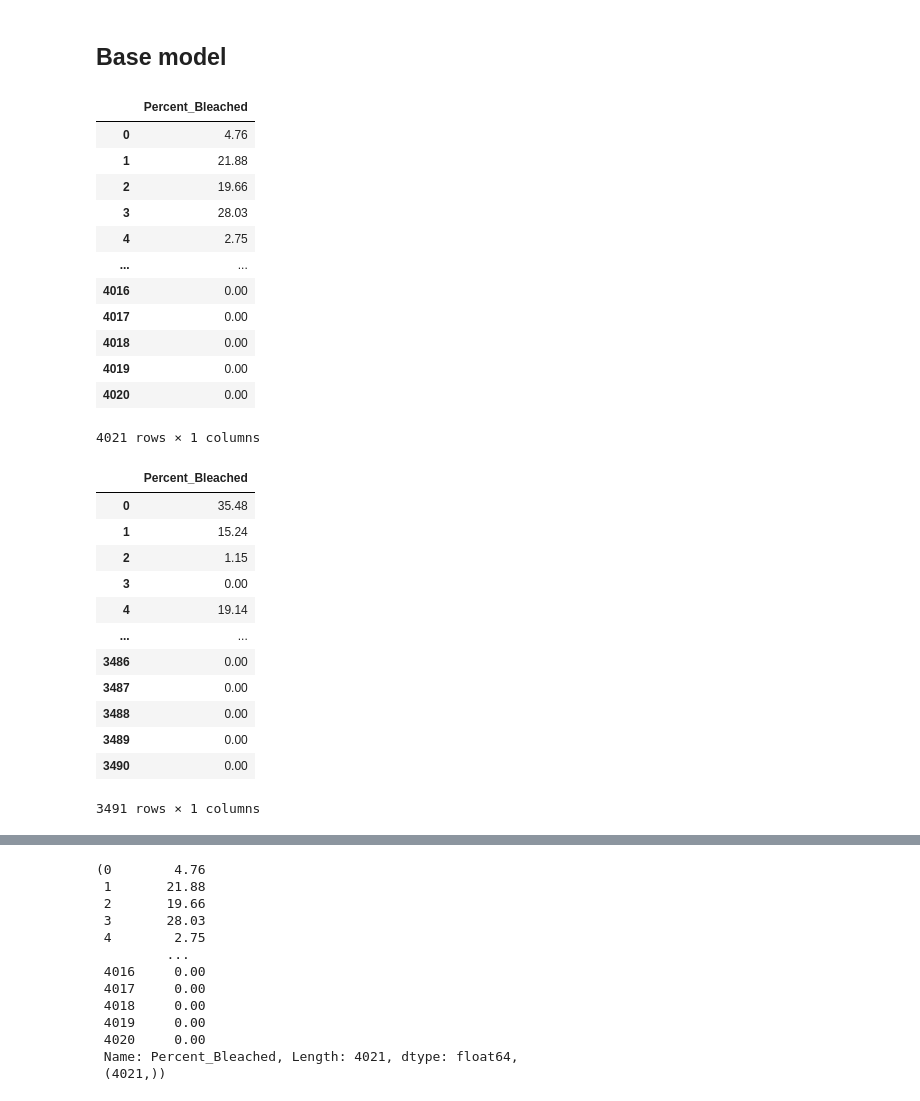
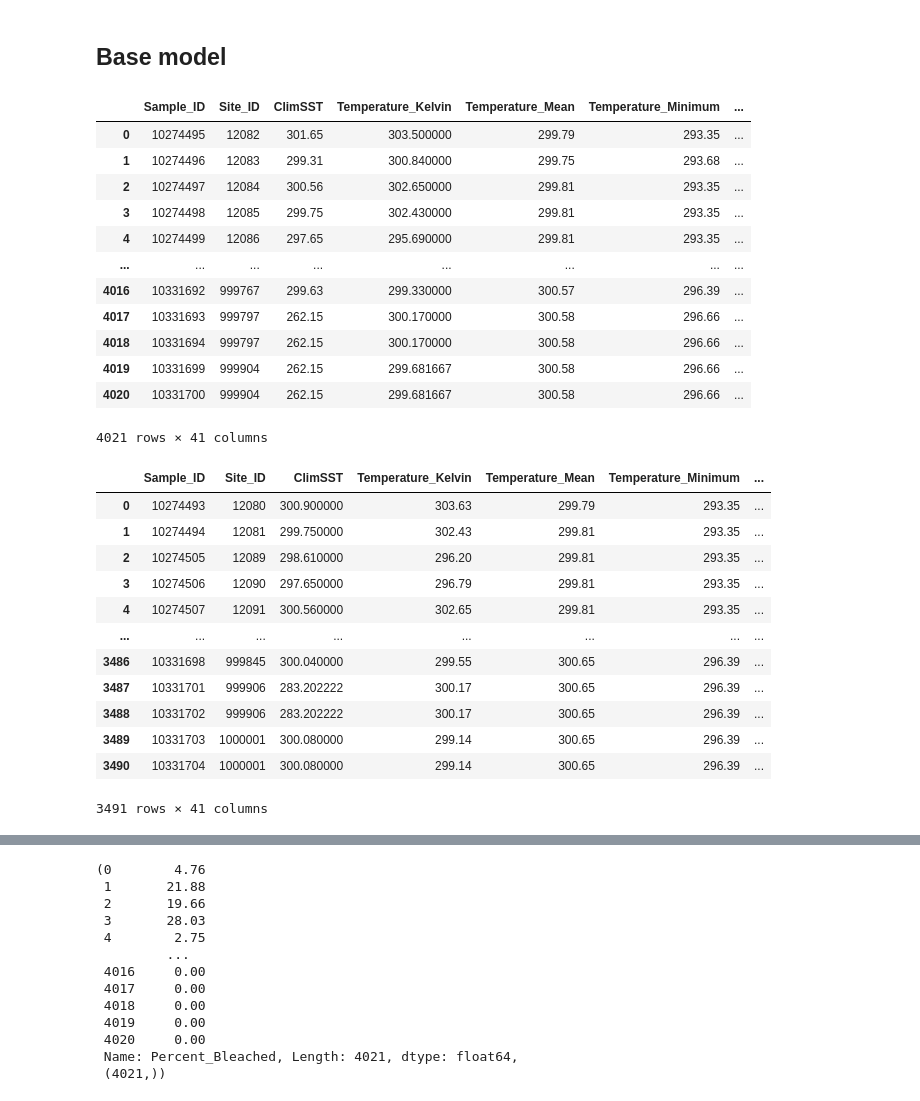
Before and after one commit to AlexisMichalowski/DC_Coral, a Jupyter notebook: coral_bleaching_starting_kit.ipynb, the cells around one changed output, grey strips where cells are left out. Drawn from its saved outputs; the diff is of its cells as text; code cells hidden in the pictures.

```diff
--- a/coral_bleaching_starting_kit.ipynb
+++ b/coral_bleaching_starting_kit.ipynb
@@ -93,45 +88,45 @@ from sklearn.metrics import mean_squared_error,mean_absolute_error, r2_score
 # %%
 # We only keep The percent bleached data
 train_df = pd.read_csv('./data/train.csv',sep=";")
 train_df = train_df.iloc[:, 2:]
 
-X_train_df = train_df.loc[:, ['Percent_Bleached']]
+X_train_df = train_df.drop(['Percent_Bleached'], axis=1)
 X_train_df
 # %% [output]
-|  | Percent_Bleached |
-| 0 | 4.76 |
-| 1 | 21.88 |
-| 2 | 19.66 |
-| 3 | 28.03 |
-| 4 | 2.75 |
-| ... | ... |
-| 4016 | 0.00 |
-| 4017 | 0.00 |
-| 4018 | 0.00 |
-| 4019 | 0.00 |
-| 4020 | 0.00 |
+|  | Sample_ID | Site_ID | ClimSST | Temperature_Kelvin | Temperature_Mean | Temperature_Minimum | ... |
+| 0 | 10274495 | 12082 | 301.65 | 303.500000 | 299.79 | 293.35 | ... |
+| 1 | 10274496 | 12083 | 299.31 | 300.840000 | 299.75 | 293.68 | ... |
+| 2 | 10274497 | 12084 | 300.56 | 302.650000 | 299.81 | 293.35 | ... |
+| 3 | 10274498 | 12085 | 299.75 | 302.430000 | 299.81 | 293.35 | ... |
+| 4 | 10274499 | 12086 | 297.65 | 295.690000 | 299.81 | 293.35 | ... |
+| ... | ... | ... | ... | ... | ... | ... | ... |
+| 4016 | 10331692 | 999767 | 299.63 | 299.330000 | 300.57 | 296.39 | ... |
+| 4017 | 10331693 | 999797 | 262.15 | 300.170000 | 300.58 | 296.66 | ... |
+| 4018 | 10331694 | 999797 | 262.15 | 300.170000 | 300.58 | 296.66 | ... |
+| 4019 | 10331699 | 999904 | 262.15 | 299.681667 | 300.58 | 296.66 | ... |
+| 4020 | 10331700 | 999904 | 262.15 | 299.681667 | 300.58 | 296.66 | ... |
-4021 rows × 1 columns
+4021 rows × 41 columns
 # %%
 # We only keep The percent bleached data
 test_df = pd.read_csv('./data/test.csv',sep=";")
 test_df = test_df.iloc[:, 2:]
 
-X_test_df = test_df.loc[:, ['Percent_Bleached']]
+X_test_df = test_df.drop(['Percent_Bleached'], axis=1)
 X_test_df
 # %% [output]
-|  | Percent_Bleached |
-| 0 | 35.48 |
-| 1 | 15.24 |
-| 2 | 1.15 |
-| 3 | 0.00 |
-| 4 | 19.14 |
-| ... | ... |
-| 3486 | 0.00 |
-| 3487 | 0.00 |
-| 3488 | 0.00 |
-| 3489 | 0.00 |
-| 3490 | 0.00 |
+|  | Sample_ID | Site_ID | ClimSST | Temperature_Kelvin | Temperature_Mean | Temperature_Minimum | ... |
+| 0 | 10274493 | 12080 | 300.900000 | 303.63 | 299.79 | 293.35 | ... |
+| 1 | 10274494 | 12081 | 299.750000 | 302.43 | 299.81 | 293.35 | ... |
+| 2 | 10274505 | 12089 | 298.610000 | 296.20 | 299.81 | 293.35 | ... |
+| 3 | 10274506 | 12090 | 297.650000 | 296.79 | 299.81 | 293.35 | ... |
+| 4 | 10274507 | 12091 | 300.560000 | 302.65 | 299.81 | 293.35 | ... |
+| ... | ... | ... | ... | ... | ... | ... | ... |
+| 3486 | 10331698 | 999845 | 300.040000 | 299.55 | 300.65 | 296.39 | ... |
+| 3487 | 10331701 | 999906 | 283.202222 | 300.17 | 300.65 | 296.39 | ... |
+| 3488 | 10331702 | 999906 | 283.202222 | 300.17 | 300.65 | 296.39 | ... |
+| 3489 | 10331703 | 1000001 | 300.080000 | 299.14 | 300.65 | 296.39 | ... |
+| 3490 | 10331704 | 1000001 | 300.080000 | 299.14 | 300.65 | 296.39 | ... |
-3491 rows × 1 columns
+3491 rows × 41 columns
 # %%
 X_train = X_train_df.to_numpy()
 X_train
```
Also changed, not shown: parts of 9 cells of this notebook, 2 other files.
